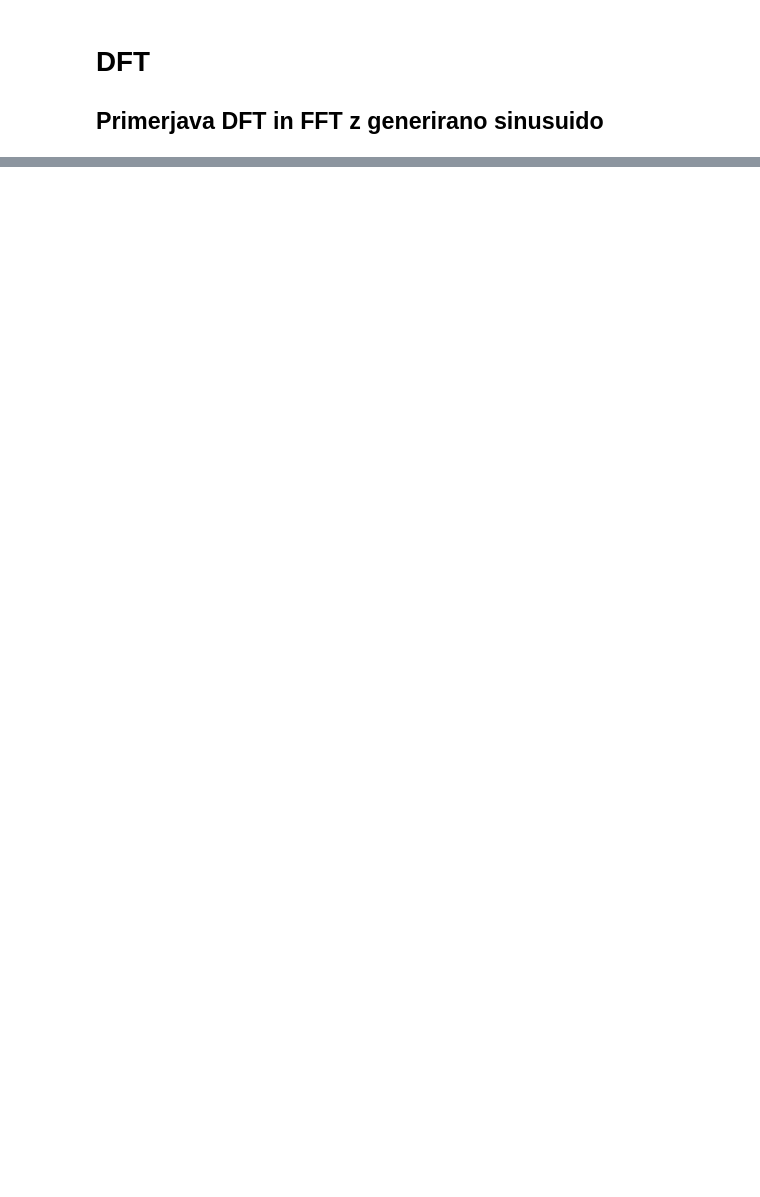
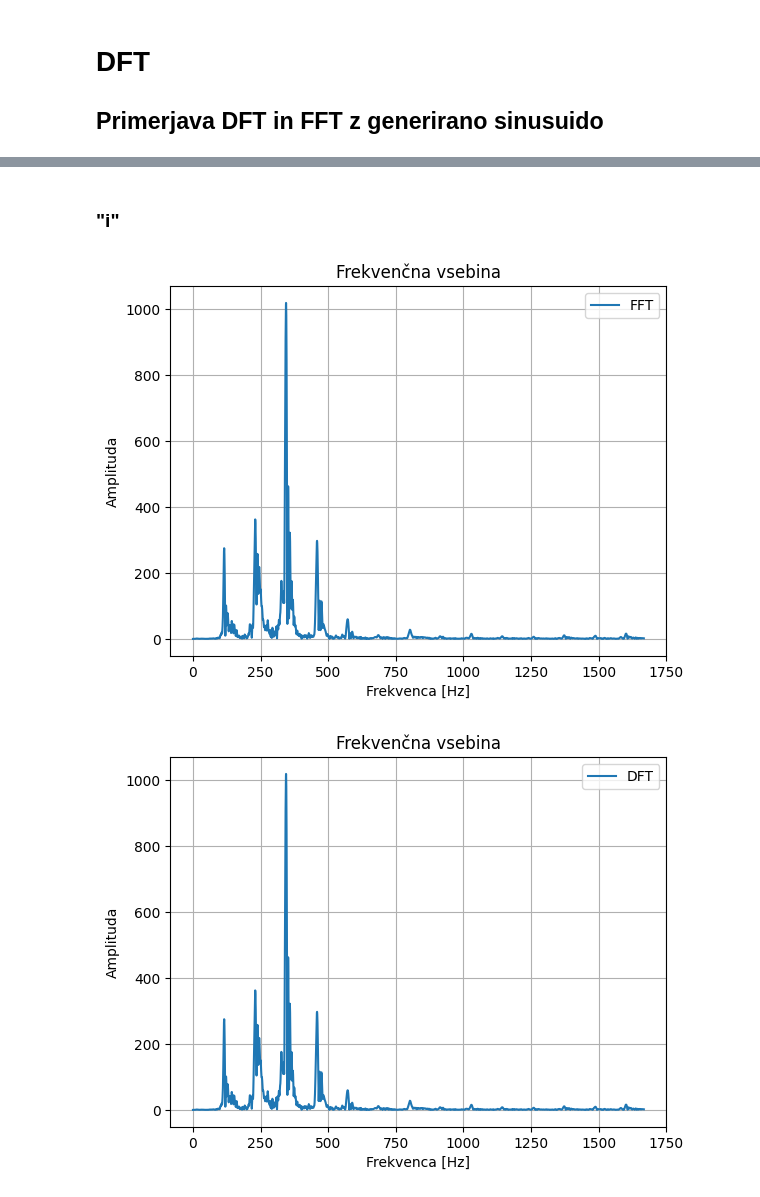
Before and after one commit to IgorPolajzer/ROSiS_Vaja2_DFT, a Jupyter notebook: porocilo.ipynb, the cells around one changed output, grey strips where cells are left out. Saved outputs shown, nothing was run; the diff lists cells and outputs as text; code cells hidden in the pictures; blank space fills up the shorter version.

```diff
--- a/porocilo.ipynb
+++ b/porocilo.ipynb
@@ -25,0 +33,9 @@ plot_dft_and_fft(y_fft, y_dft, T, Fs)
+# %% [markdown]
+### "i"
+# %%
+y_i, Fsi = util.read_signal_from_mp3("/home/igor/Desktop/MAG/1_LETNIK/2_SEMESTER/RACUNALNISKA_OBDELAVA_SIGNALOV_IN_SLIK/Vaja_2/recordings/i_medium_pitch.mp3")
+T = len(y_i) / Fsi
+fft_dft(y_i, Fsi, T, MAX_FREQS)
+# %% [output]
+[figure, added]
+[figure, added]
```
Also changed, not shown: parts of 12 cells of this notebook, 20 other files.
